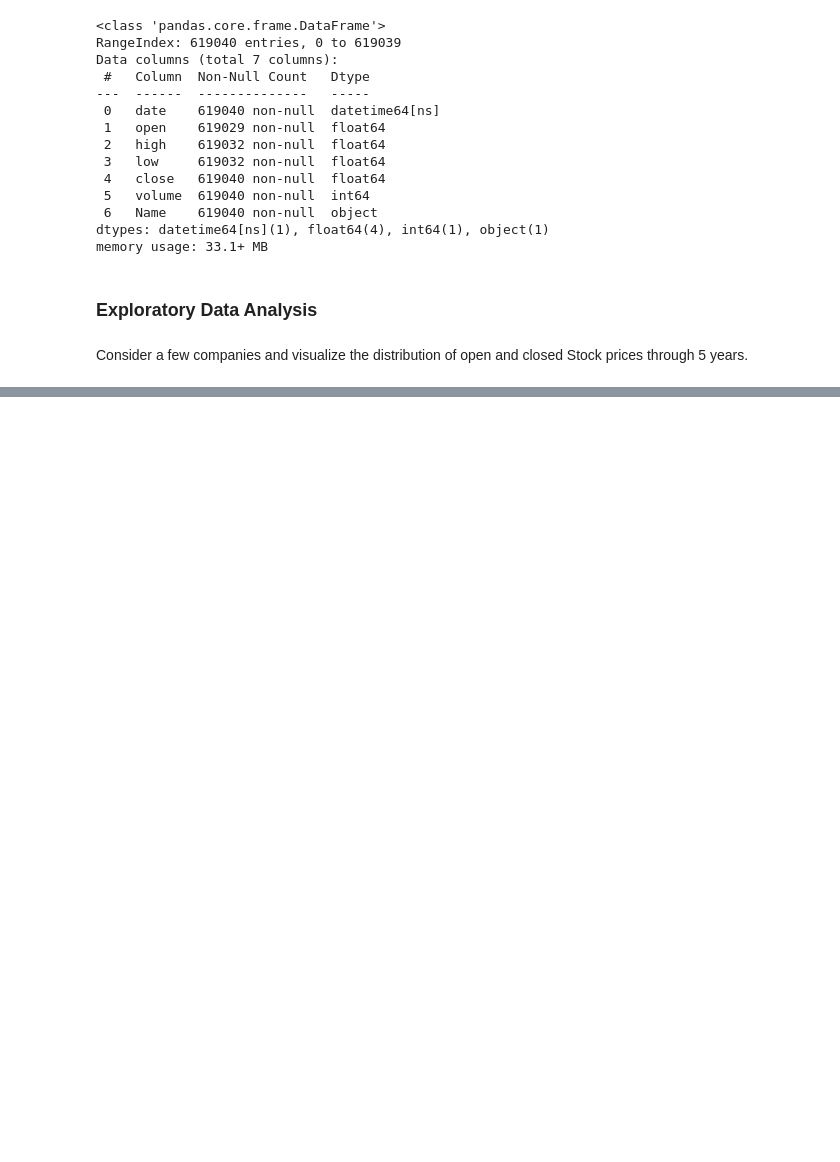
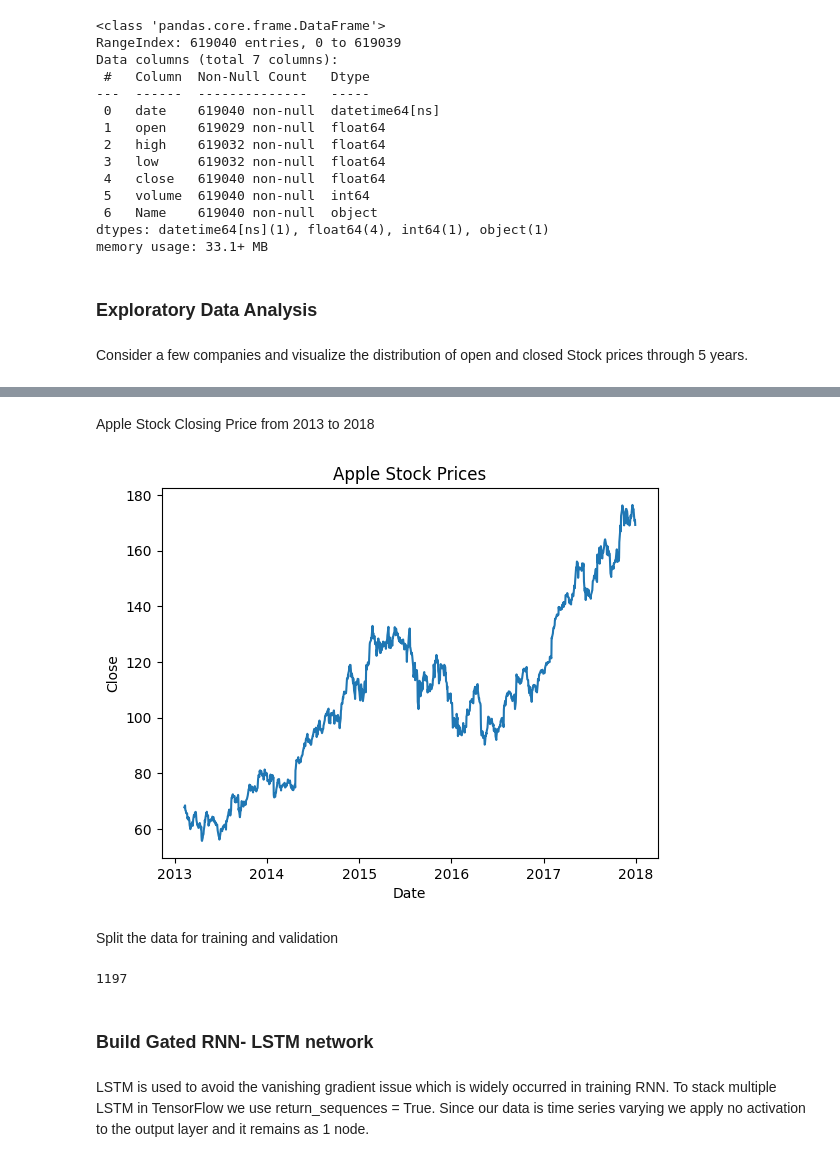
Before and after one commit to danieljames96/ML-Projects, a Jupyter notebook: stock-price-prediction-tensorflow/src/stockPredict.ipynb, the cells around one changed output, grey strips where cells are left out. Drawn from its saved outputs; the diff is of its cells as text; code cells hidden in the pictures; blank space fills up the shorter version.

Commit message:
Stock Prediction

```diff
--- a/stock-price-prediction-tensorflow/src/stockPredict.ipynb
+++ b/stock-price-prediction-tensorflow/src/stockPredict.ipynb
@@ -69,0 +102,21 @@ Consider a few companies and visualize the distribution of open and closed Stock
+# %% [markdown]
+Apple Stock Closing Price from 2013 to 2018
+# %%
+apple = data[data['Name'] == 'AAPL']
+prediction_range = apple.loc[(apple['date'] > datetime(2013,1,1)) & (apple['date'] < datetime(2018,1,1))]
+plt.plot(prediction_range['date'], prediction_range['close'])
+plt.xlabel('Date')
+plt.ylabel('Close')
+plt.title('Apple Stock Prices')
+plt.show()
+# %% [output]
+[figure, added]
+# %% [markdown]
+Split the data for training and validation
+# %%
+close_data = apple.filter(['close'])
+dataset = close_data.values
+training = int(np.ceil(len(dataset) * .95))
+print(training)
+# %% [output]
+1197
@@ -69,0 +138,4 @@ Consider a few companies and visualize the distribution of open and closed Stock
+# %% [markdown]
+### Build Gated RNN- LSTM network
+# %% [markdown]
+LSTM is used to avoid the vanishing gradient issue which is widely occurred in training RNN. To stack multiple LSTM in TensorFlow we use return_sequences = True. Since our data is time series varying we apply no activation to the output layer and it remains as 1 node.
```
Also changed, not shown: parts of 14 cells of this notebook, 6 other files.
